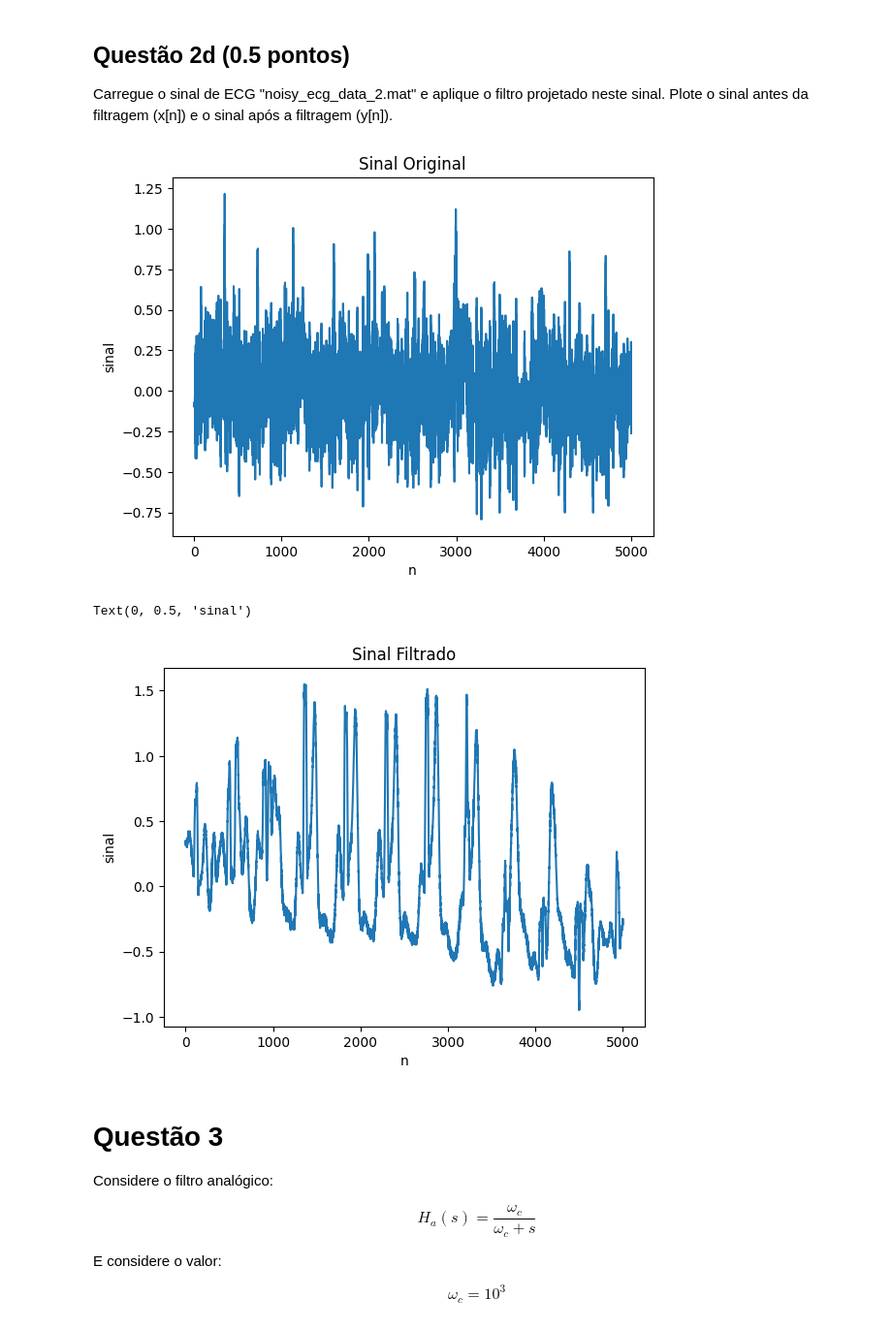
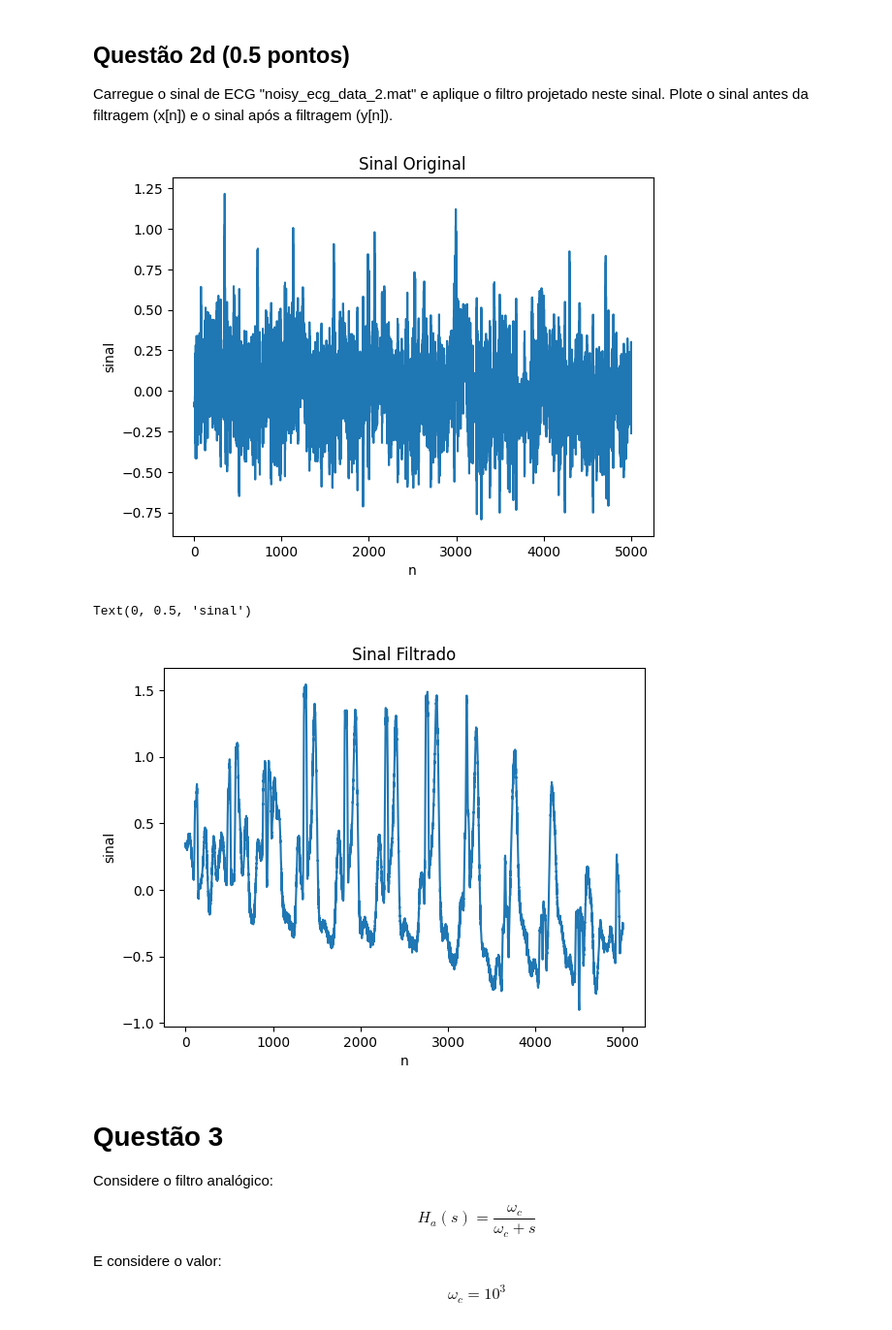
Before and after one commit to leopcortes/unb, a Jupyter notebook: sstd/Projeto2/200030582-projeto2.ipynb, the cells around one changed output. Shown: that part at 97% size. Saved outputs shown, nothing was run; the diff lists cells and outputs as text; code cells hidden in the pictures.

```diff
--- a/sstd/Projeto2/200030582-projeto2.ipynb
+++ b/sstd/Projeto2/200030582-projeto2.ipynb
@@ -171,30 +172,30 @@ Carregue o sinal de ECG "noisy_ecg_data_2.mat" e aplique o filtro projetado nest
 # %%
 #Resposta da questão 2d
 sinal = sp.io.loadmat('noisy_ecg_data_2.mat')['noisy_ecg2'].ravel()
 
 fs = 500
 fc = 35
-n_pontos = 501
+n_pontos = 500
 
 freq = np.fft.fftfreq(n_pontos, d=1/fs)
 filtro_ideal = np.where(np.abs(freq) <= fc, 1, 0)
 resposta_filtro = filtro_ideal * np.hamming(n_pontos)
 sinal_filtrado = np.convolve(sinal, resposta_filtro, mode='same')
 
 plt.plot(sinal)
 plt.title('Sinal Original')
 plt.xlabel('n')
 plt.ylabel('sinal')
 plt.show()
 
 plt.plot(sinal_filtrado)
 plt.title('Sinal Filtrado')
 plt.xlabel('n')
 plt.ylabel('sinal')
 # %% [output]
 [figure]
 Text(0, 0.5, 'sinal')
-[figure, old version]
+[figure, new version]
 # %% [markdown]
 # Questão 3
 
```
Also changed, not shown: parts of 5 cells of this notebook.
